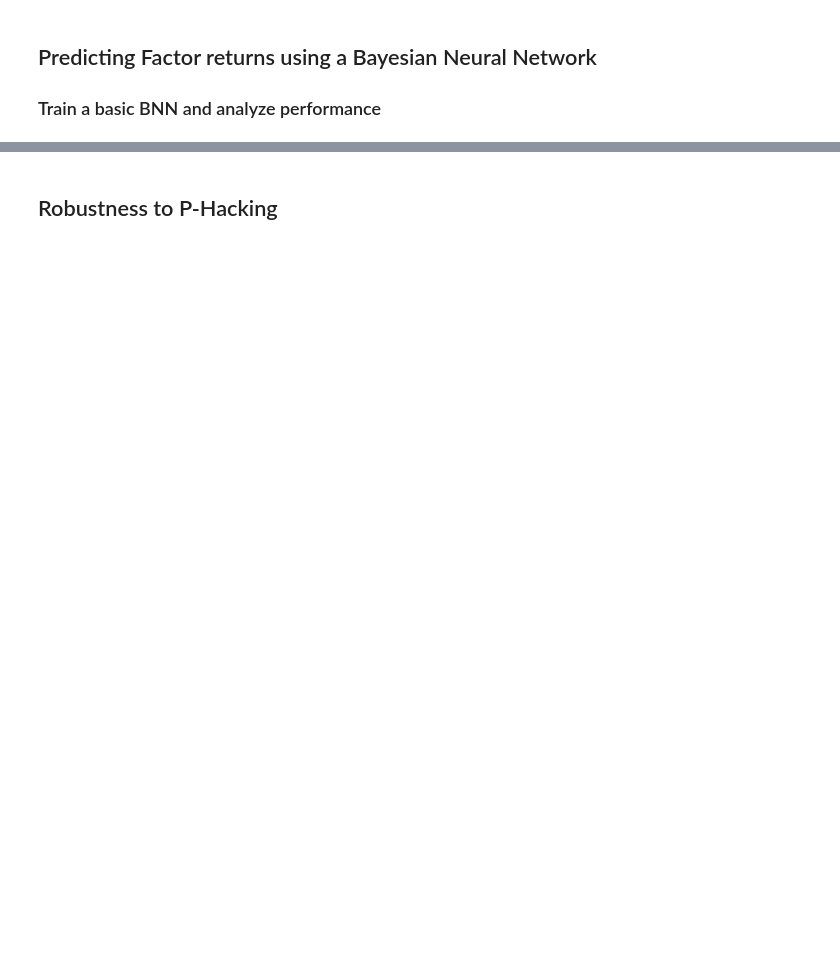
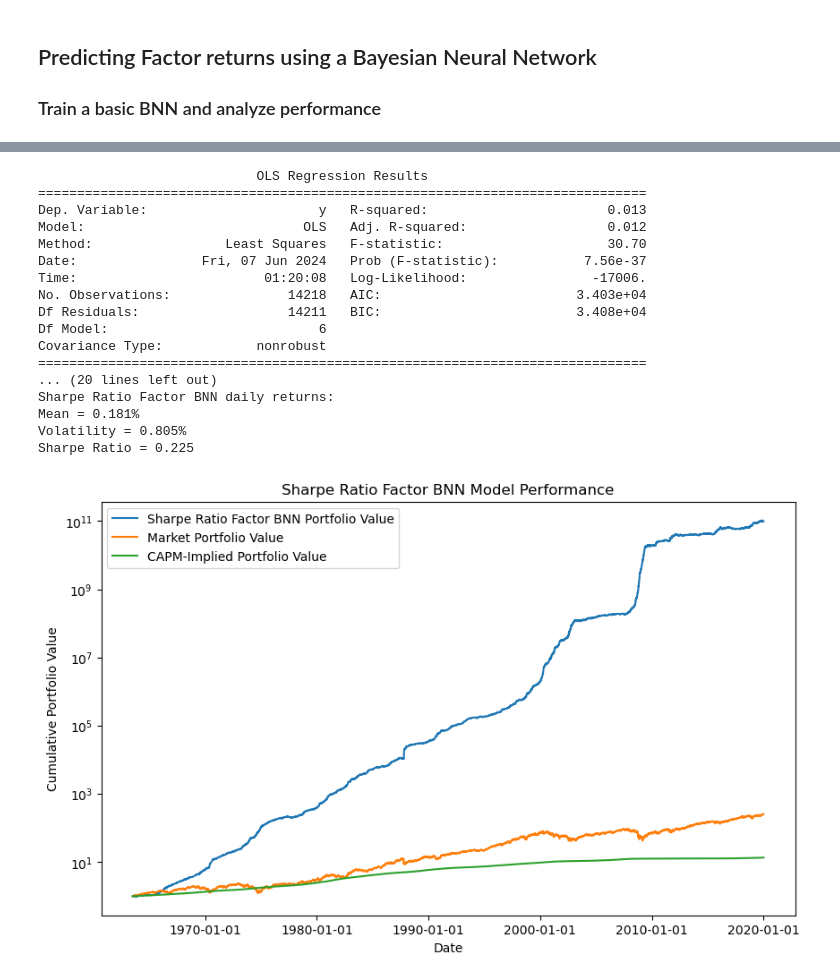
Before and after one commit to KMcCand/Hedge_Funds_Caltech, a Jupyter notebook: Pricing Options using Bayesian Neural Networks/BEM114_final_project_working.ipynb, the cells around one changed output, grey strips where cells are left out. Saved outputs shown, nothing was run; the diff lists cells and outputs as text; code cells hidden in the pictures; blank space fills up the shorter version.

```diff
--- a/Pricing Options using Bayesian Neural Networks/BEM114_final_project_working.ipynb
+++ b/Pricing Options using Bayesian Neural Networks/BEM114_final_project_working.ipynb
@@ -475,10 +600,27 @@ Sharpe Ratio = 0.172
 # %%
-fitting_returns_data(
+predictive3, strat_df3, return_vector3, model_OLS3 = fitting_returns_data(
     'ff6_factors_19630701_20230131.csv',
     io_day_5_lag,
     model_sharpe_bnn,
-    "Sharpe Ratio BNN",
+    "Sharpe Ratio Factor BNN",
     seed = COMMON_SEED,
-    log = True);
+    log = True)
+# %% [output]
+                            OLS Regression Results
+==============================================================================
+Dep. Variable:                      y   R-squared:                       0.013
+Model:                            OLS   Adj. R-squared:                  0.012
+Method:                 Least Squares   F-statistic:                     30.70
+Date:                Fri, 07 Jun 2024   Prob (F-statistic):           7.56e-37
+Time:                        01:20:08   Log-Likelihood:                -17006.
+No. Observations:               14218   AIC:                         3.403e+04
+Df Residuals:                   14211   BIC:                         3.408e+04
+Df Model:                           6
+Covariance Type:            nonrobust
+==============================================================================
+... (20 lines left out)
+Sharpe Ratio Factor BNN daily returns:
+Mean = 0.181%
+Volatility = 0.805%
+Sharpe Ratio = 0.225
+[figure, added]
-# %% [markdown]
-## Robustness to P-Hacking
```
Also changed, not shown: parts of 16 cells of this notebook, 5 other files.
